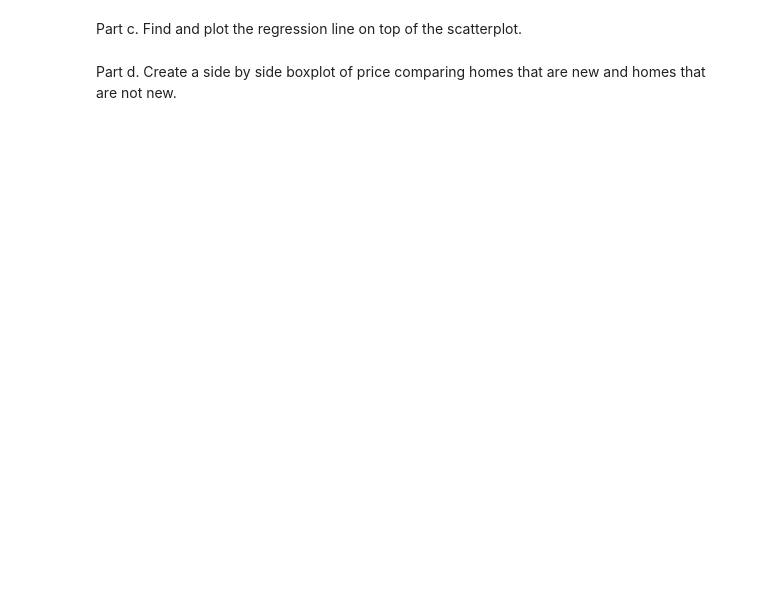
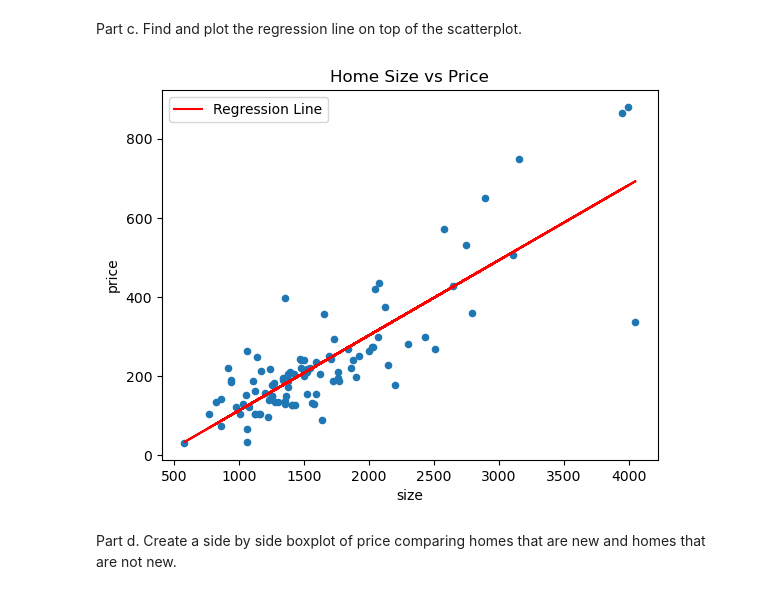
Before and after one commit to stat220/stat-220-hw1-jgklingo, a Jupyter notebook: Stat_220_HW1.ipynb, the cells around one changed output. Saved outputs shown, nothing was run; the diff lists cells and outputs as text; code cells hidden in the pictures; blank space fills up the shorter version.

```diff
--- a/Stat_220_HW1.ipynb
+++ b/Stat_220_HW1.ipynb
@@ -84,4 +95,19 @@ Part b. Find the correlation between the two variables.
 # %% [markdown]
 Part c. Find and plot the regression line on top of the scatterplot.
+# %%
+from sklearn.linear_model import LinearRegression
+model = LinearRegression()
+model.fit(houses[['size']], houses['price'])
+slope = model.coef_[0]
+intercept = model.intercept_
+
+
+houses.plot(kind="scatter", y="price", x="size")
+plt.plot(houses[['size']], model.predict(houses[['size']]), color='red', label='Regression Line')
+plt.legend()
+plt.title('Home Size vs Price')
+plt.show()
+# %% [output]
+[figure, added]
 # %% [markdown]
 Part d. Create a side by side boxplot of price comparing homes that are new and homes that are not new.
```
Also changed, not shown: parts of 10 cells of this notebook.
